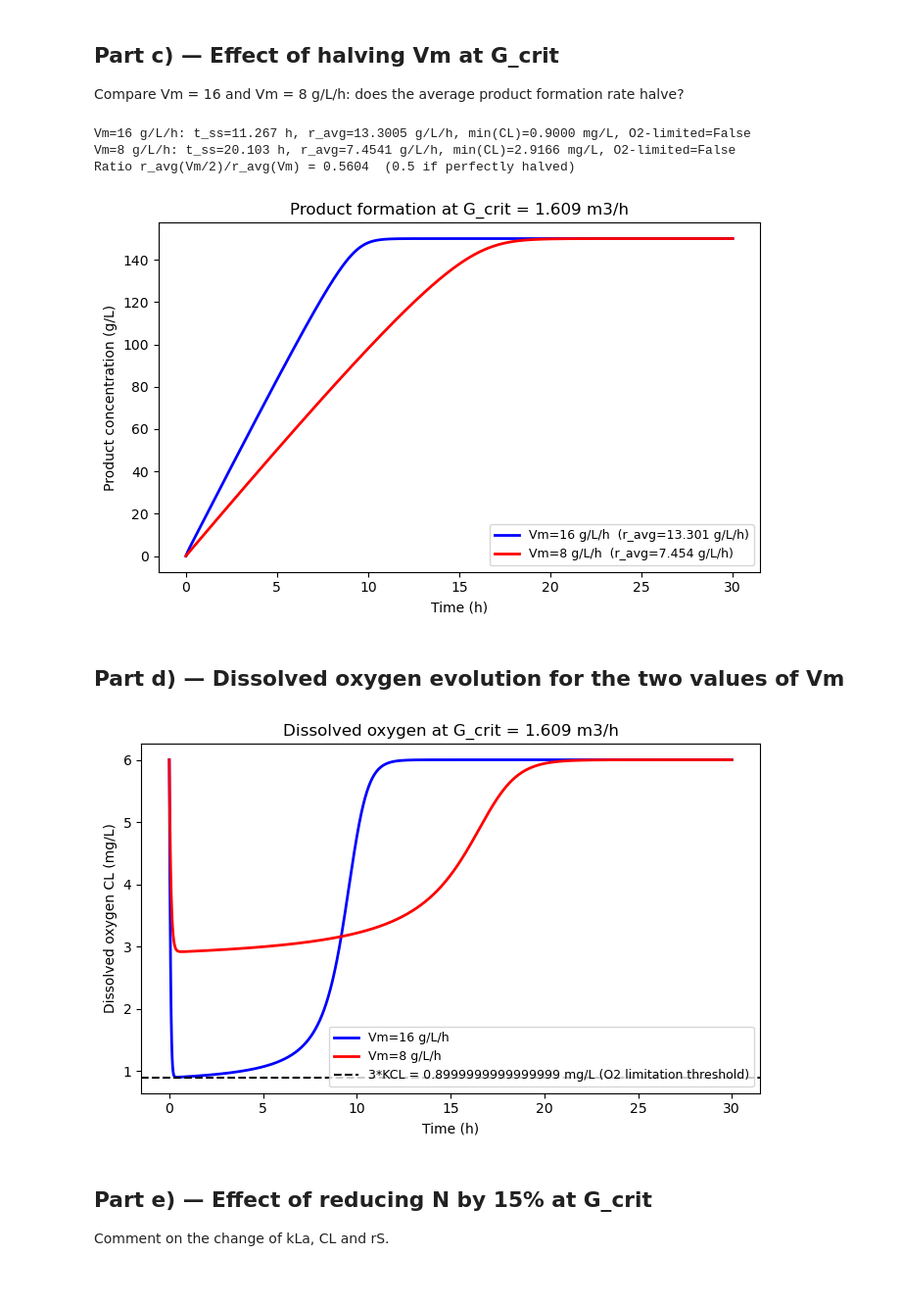
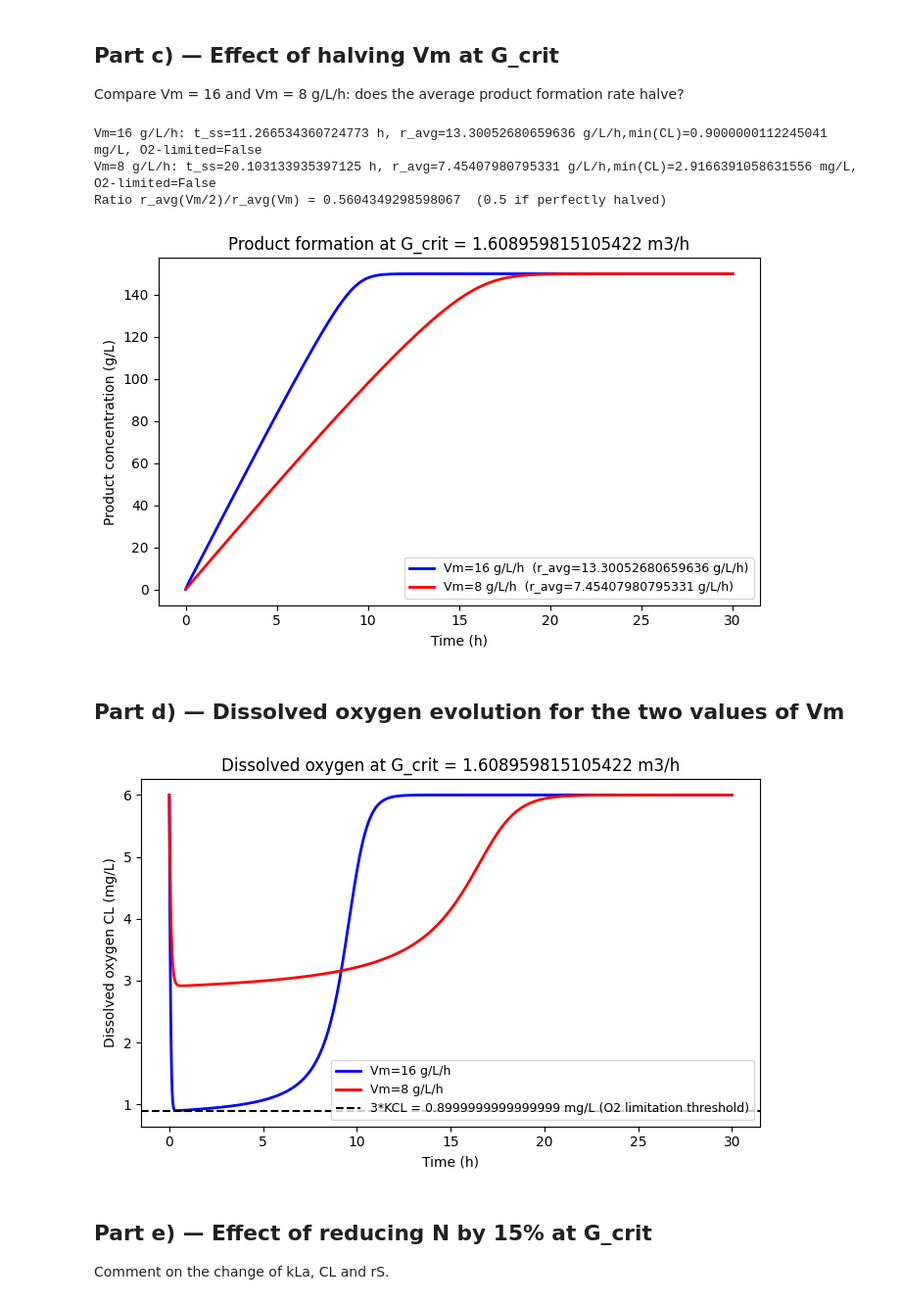
Before and after one commit to Noah-Paga/Bioreactor-mod-simulation, a Jupyter notebook: Project_5/Ex_1.ipynb, the cells around one changed output. Shown at 98% size. Drawn from its saved outputs; the diff is of its cells as text; code cells hidden in the pictures.

```diff
--- a/Project_5/Ex_1.ipynb
+++ b/Project_5/Ex_1.ipynb
@@ -44,21 +44,17 @@ def odes(t, y, Vm_val, kLa):
     S  = max(S,  0.0)
     CL = max(CL, 0.0)
     rS = Vm_val * (S / (KS + S)) * (CL / (KCL + CL))
-    return [-rS, kLa*(CL_star - CL) - YOS*rS, YPS*rS]
+    return [-rS, kLa * (CL_star - CL) - YOS * rS, YPS * rS]
 
 def run_batch(G, Vm_val=None, t_end=12.0):
     if Vm_val is None: Vm_val = Vm
     kLa = kLa_from_G(G)
-    sol = solve_ivp(odes, [0, t_end], [S0, CL0, P0],
-                    args=(Vm_val, kLa), method='RK45',
-                    rtol=1e-9, atol=1e-9, max_step=0.005)
+    sol = solve_ivp(odes, [0, t_end], [S0, CL0, P0], args=(Vm_val, kLa), method='RK45', rtol=1e-9, atol=1e-9, max_step=0.005)
     return sol, kLa
 
 def run_batch_kLa(kLa_val, Vm_val=None, t_end=12.0):
     if Vm_val is None: Vm_val = Vm
-    return solve_ivp(odes, [0, t_end], [S0, CL0, P0],
-                     args=(Vm_val, kLa_val), method='RK45',
-                     rtol=1e-9, atol=1e-9, max_step=0.005)
+    return solve_ivp(odes, [0, t_end], [S0, CL0, P0], args=(Vm_val, kLa_val), method='RK45', rtol=1e-9, atol=1e-9, max_step=0.005)
 
 def steady_state_time(sol, S_thresh=0.1):
     idx = np.where(sol.y[0] < S_thresh)[0]
@@ -67,7 +63,7 @@ def steady_state_time(sol, S_thresh=0.1):
     return t_ss, P_ss, P_ss / t_ss
 
 def rs_array(sol, Vm_val):
-    S  = np.maximum(sol.y[0], 0)
+    S = np.maximum(sol.y[0], 0)
     CL = np.maximum(sol.y[1], 0)
     return Vm_val * (S / (KS + S)) * (CL / (KCL + CL))
 # %% [markdown]
@@ -142,52 +138,50 @@ Compare Vm = 16 and Vm = 8 g/L/h: does the average product formation rate halve?
 # %%
 Vm_cases  = {'Vm=16 g/L/h': Vm, 'Vm=8 g/L/h': Vm/2}
 colors_c  = ['b', 'r']
 results_c = {}
 
 for (label, Vm_val), col in zip(Vm_cases.items(), colors_c):
     sol, _ = run_batch(G_crit, Vm_val=Vm_val, t_end=30.0)
     t_ss, P_ss, r_avg = steady_state_time(sol)
     is_lim = sol.y[1].min() <= threshold
     results_c[label] = dict(sol=sol, r_avg=r_avg, t_ss=t_ss, P_ss=P_ss, is_lim=is_lim)
-    print(f'{label}: t_ss={t_ss:.3f} h, r_avg={r_avg:.4f} g/L/h, '
-          f'min(CL)={sol.y[1].min():.4f} mg/L, O2-limited={is_lim}')
+    print(f'{label}: t_ss={t_ss} h, r_avg={r_avg} g/L/h,'f'min(CL)={sol.y[1].min()} mg/L, O2-limited={is_lim}')
 
 r_full = results_c['Vm=16 g/L/h']['r_avg']
 r_half = results_c['Vm=8 g/L/h']['r_avg']
-print(f'Ratio r_avg(Vm/2)/r_avg(Vm) = {r_half/r_full:.4f}  (0.5 if perfectly halved)')
+print(f'Ratio r_avg(Vm/2)/r_avg(Vm) = {r_half/r_full}  (0.5 if perfectly halved)')
 
 # Product plot -> Appendix figure
 fig, ax = plt.subplots(figsize=(7, 4.5))
 for (label, res), col in zip(results_c.items(), colors_c):
     ax.plot(res['sol'].t, res['sol'].y[2], color=col, lw=2,
-            label=f'{label}  (r_avg={res["r_avg"]:.3f} g/L/h)')
+            label=f'{label}  (r_avg={res["r_avg"]} g/L/h)')
 ax.set_xlabel('Time (h)'); ax.set_ylabel('Product concentration (g/L)')
-ax.set_title(f'Product formation at G_crit = {G_crit:.3f} m3/h')
+ax.set_title(f'Product formation at G_crit = {G_crit} m3/h')
 ax.legend(fontsize=9)
 plt.tight_layout()
 plt.savefig('Ex_1_c_product.png', dpi=150)
 plt.show()
 # %% [output]
-Vm=16 g/L/h: t_ss=11.267 h, r_avg=13.3005 g/L/h, min(CL)=0.9000 mg/L, O2-limited=False
-Vm=8 g/L/h: t_ss=20.103 h, r_avg=7.4541 g/L/h, min(CL)=2.9166 mg/L, O2-limited=False
-Ratio r_avg(Vm/2)/r_avg(Vm) = 0.5604  (0.5 if perfectly halved)
+Vm=16 g/L/h: t_ss=11.266534360724773 h, r_avg=13.30052680659636 g/L/h,min(CL)=0.9000000112245041 mg/L, O2-limited=False
+Vm=8 g/L/h: t_ss=20.103133935397125 h, r_avg=7.45407980795331 g/L/h,min(CL)=2.9166391058631556 mg/L, O2-limited=False
+Ratio r_avg(Vm/2)/r_avg(Vm) = 0.5604349298598067  (0.5 if perfectly halved)
-[figure, old version]
+[figure, new version]
 # %% [markdown]
 ## Part d) — Dissolved oxygen evolution for the two values of Vm
 # %%
 fig, ax = plt.subplots(figsize=(7, 4.5))
 for (label, res), col in zip(results_c.items(), colors_c):
     ax.plot(res['sol'].t, res['sol'].y[1], color=col, lw=2, label=label)
-ax.axhline(threshold, color='k', ls='--', lw=1.5,
-           label=f'3*KCL = {threshold} mg/L (O2 limitation threshold)')
+ax.axhline(threshold, color='k', ls='--', lw=1.5, label=f'3*KCL = {threshold} mg/L (O2 limitation threshold)')
 ax.set_xlabel('Time (h)'); ax.set_ylabel('Dissolved oxygen CL (mg/L)')
-ax.set_title(f'Dissolved oxygen at G_crit = {G_crit:.3f} m3/h')
+ax.set_title(f'Dissolved oxygen at G_crit = {G_crit} m3/h')
 ax.legend(fontsize=9)
 plt.tight_layout()
 plt.savefig('Ex_1_d.png', dpi=150)
 plt.show()
 # %% [output]
-[figure, old version]
+[figure, new version]
 # %% [markdown]
 ## Part e) — Effect of reducing N by 15% at G_crit
 Comment on the change of kLa, CL and rS.
```
Also changed, not shown: parts of 4 cells of this notebook.
